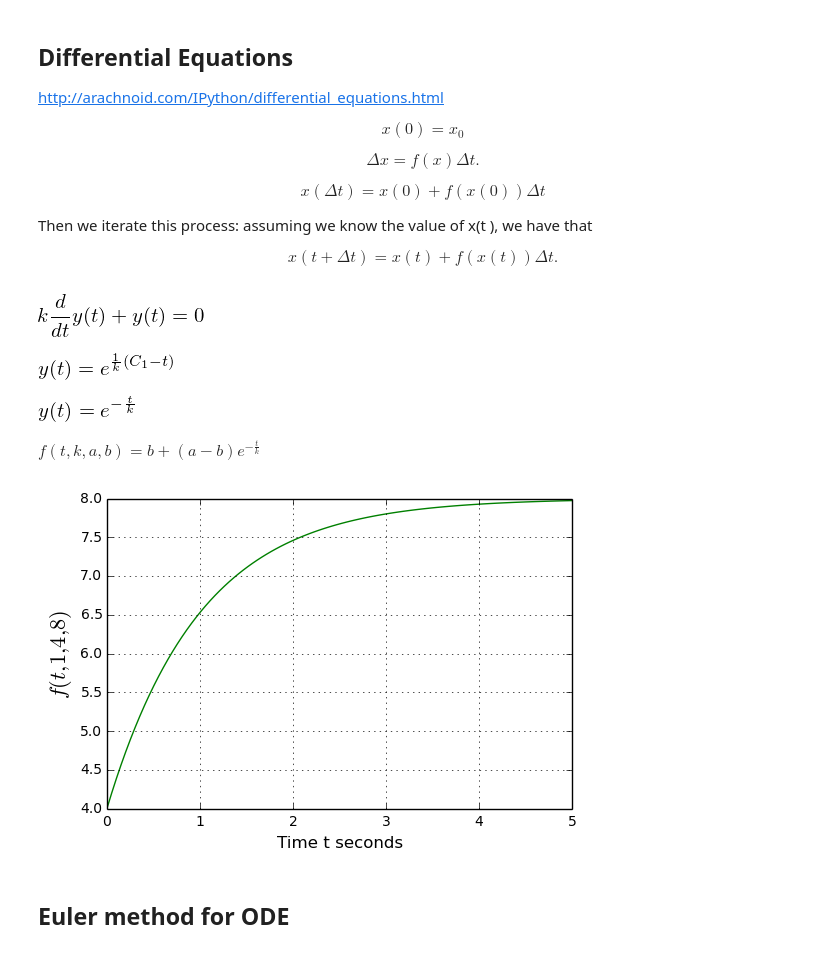
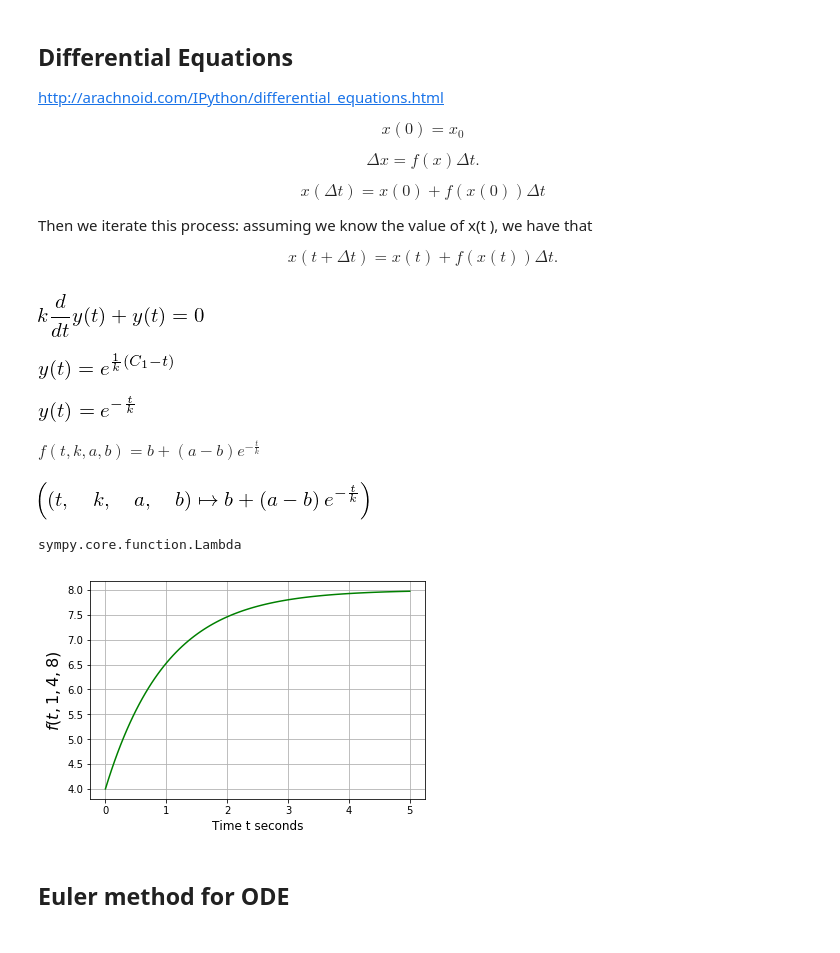
Before and after one commit to jonduan/Economics_note, a Jupyter notebook: macroeconomics/econ501/lab/lab02/odeintold.ipynb, the cells around one changed output. Cells and saved outputs as stored; diff of their text form; code cells hidden in the pictures.

```diff
--- a/macroeconomics/econ501/lab/lab02/odeintold.ipynb
+++ b/macroeconomics/econ501/lab/lab02/odeintold.ipynb
@@ -18,32 +25,43 @@ $$x(t + \Delta t ) = x(t )+ f (x(t ))\Delta t .$$
+# %%
+var('a b t k C1')
+y = Function("y")(t)
+de = Eq(y+y.diff(t) * k)
+display(de)
+# %% [output]
+[figure, added]
+# %%
+des = dsolve(de,y)
+display(des)
+# %% [output]
+[figure, added]
+# %%
+des = des.subs(C1,0)
+display(des)
+# %% [output]
+[figure, added]
+# %%
+f = Lambda((t,k,a,b),(a-b) * des.rhs + b)
+display(Latex('$f(t,k,a,b) = ' + str(latex(f(t,k,a,b))) + '$'))
+# %% [output]
+$f(t,k,a,b) = b + \left(a - b\right) e^{- \frac{t}{k}}$
+# %%
+f
+# %% [output]
+[figure, added]
+# %%
+type(f)
+# %% [output]
+sympy.core.function.Lambda
 # %%
-import numpy as np
-from sympy import *
-from IPython.display import *
-import matplotlib.pyplot as plt
-%matplotlib inline
-init_printing(use_latex=True)
-var('a b t k C1')
-y = Function("y")(t)
-de = Eq(y+y.diff(t) * k)
-display(de)
-des = dsolve(de,y)
-display(des)
-des = des.subs(C1,0)
-display(des)
-f = Lambda((t,k,a,b),(a-b) * des.rhs + b)
-display(Latex('$f(t,k,a,b) = ' + str(latex(f(t,k,a,b))) + '$'))
 x = np.linspace(0,5,100)
 plt.grid(True)
 plt.xlabel('Time t seconds',fontsize=12)
 plt.ylabel('$f(t,1,4,8)$',fontsize=16)
+#k=1,a=4,b=8
 plt.plot(x,[f(t,1,4,8) for t in x],color='#008000')
 plt.show()
 # %% [output]
-[figure, old version]
+[figure, new version]
-[figure, removed]
-[figure, removed]
-$f(t,k,a,b) = b + \left(a - b\right) e^{- \frac{t}{k}}$
-[figure, removed]
 # %%
 from __future__ import division
 import numpy as np
```
Also changed, not shown: parts of 1 cell of this notebook, 1 other file.
